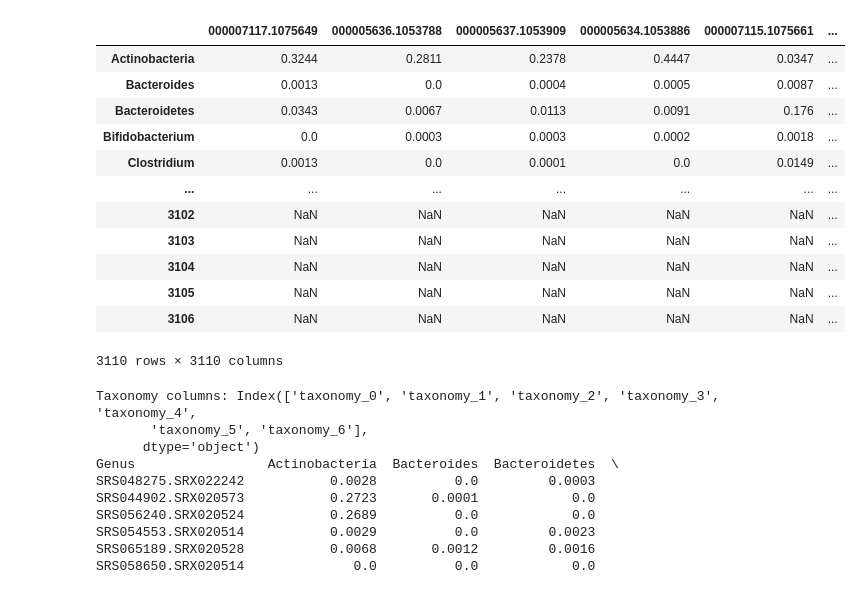
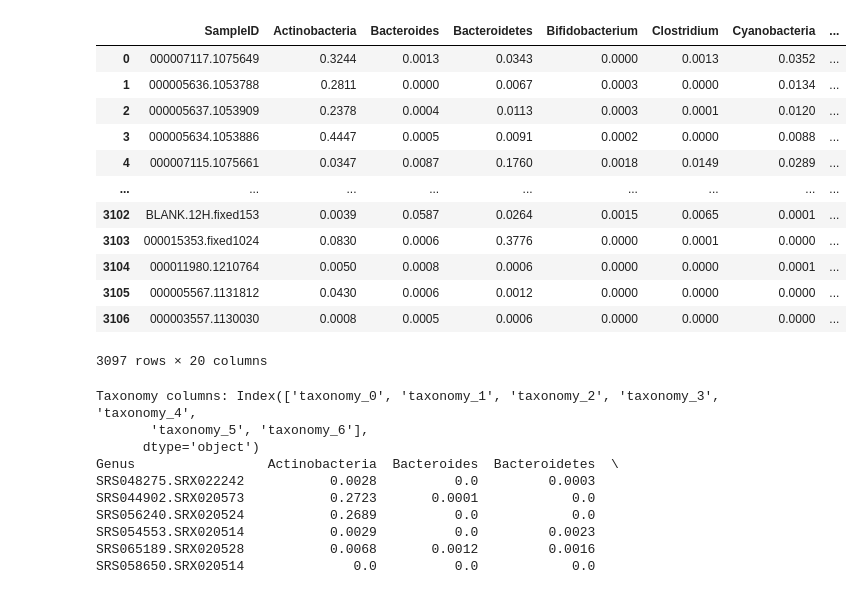
Before and after one commit to mariaponomarova/ML_project, a Jupyter notebook: data.ipynb, the cells around one changed output. Saved outputs shown, nothing was run; the diff lists cells and outputs as text; code cells hidden in the pictures.

Commit message:
Add simulated diet data to AG data

```diff
--- a/data.ipynb
+++ b/data.ipynb
@@ -54,16 +54,17 @@ ag_data = ag_data.rename(columns={'#SampleID': 'SampleID'})
 columns_of_interest = ['SampleID', 'AGE', 'SEX', 'PREGNANT', 'FIBER_GRAMS']
 
 samples_index_df = samples.reset_index().rename(columns={'index': 'SampleID'})
-merged = samples_index_df.merge(
+
+ag_merged = samples_index_df.merge(
     ag_data[columns_of_interest],  # metadata
     on='SampleID',
     how='left'  # keeps all rows from samples
 )
 
 # Remove pregnant participants
-df = merged[merged['PREGNANT'].str.lower() != 'yes']
-df = df.drop(columns=['PREGNANT'])
+ag_filtered = ag_merged[ag_merged['PREGNANT'].str.lower() != 'yes']
+ag_filtered = ag_filtereddf.drop(columns=['PREGNANT'])
 
-df = df.rename(columns={"AGE": "Age", "SEX": "Sex", "FIBER_GRAMS": "Fiber (grams)"})
-df
+ag_filtered = ag_filtered.rename(columns={"AGE": "Age", "SEX": "Sex", "FIBER_GRAMS": "Fiber (grams)"})
+ag_filtered
 # %% [output]
@@ -83,63 +72,55 @@ df
 # %%
 import numpy as np
 import pandas as pd
 
 # Simulate dietary factors based on bacterial abundance
 def simulate_dietary_intake(microbiome_sample):
     # Use specific bacteria for each intake
     lacto_abundance = microbiome_sample['Lactobacillus']
     bacteroides_abundance = microbiome_sample['Bacteroidetes']
     firmicutes_abundance = microbiome_sample['Firmicutes']
 
     # Calculate dietary factors using these abundances
-    fiber_intake = max(0, (15.28 + lacto_abundance * 20) + np.random.normal(0, 10.13))
-    fat_intake = max(0, (75.10 + bacteroides_abundance * 10) + np.random.normal(0, 15))
-    iron_intake = (14.06 + firmicutes_abundance * 5) + np.random.normal(0, 2)
+    fiber_intake = max(0, (15.28 + bacteroides_abundance * 20) + np.random.normal(0, 10.13))
+    fat_intake = max(0, (75.10 + firmicutes_abundance * 10) + np.random.normal(0, 15))
+    iron_intake = (14.06 + lacto_abundance * 5) + np.random.normal(0, 2)
 
     return pd.Series({
         'Fiber_intake_g': fiber_intake,
         'Total_Fat_intake_g': fat_intake,
         'Iron_intake_mg': iron_intake
     })
 
-cleaned_dataset = df.copy()
+cleaned_ag_dataset = ag_filtered.copy()
+
+# Convert sparse columns to dense
+for c in cleaned_ag_dataset.columns:
+    if pd.api.types.is_sparse(cleaned_ag_dataset[c].dtype):
+        cleaned_ag_dataset[c] = cleaned_ag_dataset[c].sparse.to_dense()
+
 
 # Apply simulation to each microbiome sample
-simulated_diet = cleaned_dataset.apply(simulate_dietary_intake, axis=1)
+simulated_diet = cleaned_ag_dataset.apply(simulate_dietary_intake, axis=1)
 simulated_diet
 
 
 # Combine simulated diet with microbiome data
-combined_data = pd.concat([genus_abundance, simulated_diet], axis=1)
+combined_data = pd.concat([cleaned_ag_dataset, simulated_diet], axis=1)
 combined_data
-
-# # Assuming demographic data is already loaded as `demographic`
-# df = df.reset_index(drop=True)
-
-# # # Ensure the same number of samples
-# n_samples = min(len(combined_data), len(df))
-# combined_data = combined_data.iloc[:n_samples]
-# df = df.iloc[:n_samples]
-
-# # # Merge with real demographic data
-# final_combined_df = pd.concat([df, combined_data], axis=1)
-
-# # # Display the combined DataFrame
-# # print(final_combined_df.head())
 # %% [output]
-|  | 000007117.1075649 | 000005636.1053788 | 000005637.1053909 | 000005634.1053886 | 000007115.1075661 | ... |
-| Actinobacteria | 0.3244 | 0.2811 | 0.2378 | 0.4447 | 0.0347 | ... |
-| Bacteroides | 0.0013 | 0.0 | 0.0004 | 0.0005 | 0.0087 | ... |
-| Bacteroidetes | 0.0343 | 0.0067 | 0.0113 | 0.0091 | 0.176 | ... |
-| Bifidobacterium | 0.0 | 0.0003 | 0.0003 | 0.0002 | 0.0018 | ... |
-| Clostridium | 0.0013 | 0.0 | 0.0001 | 0.0 | 0.0149 | ... |
-| ... | ... | ... | ... | ... | ... | ... |
-| 3102 | NaN | NaN | NaN | NaN | NaN | ... |
-| 3103 | NaN | NaN | NaN | NaN | NaN | ... |
-| 3104 | NaN | NaN | NaN | NaN | NaN | ... |
-| 3105 | NaN | NaN | NaN | NaN | NaN | ... |
-| 3106 | NaN | NaN | NaN | NaN | NaN | ... |
+|  | SampleID | Actinobacteria | Bacteroides | Bacteroidetes | Bifidobacterium | Clostridium | Cyanobacteria | ... |
+| 0 | 000007117.1075649 | 0.3244 | 0.0013 | 0.0343 | 0.0000 | 0.0013 | 0.0352 | ... |
+| 1 | 000005636.1053788 | 0.2811 | 0.0000 | 0.0067 | 0.0003 | 0.0000 | 0.0134 | ... |
+| 2 | 000005637.1053909 | 0.2378 | 0.0004 | 0.0113 | 0.0003 | 0.0001 | 0.0120 | ... |
+| 3 | 000005634.1053886 | 0.4447 | 0.0005 | 0.0091 | 0.0002 | 0.0000 | 0.0088 | ... |
+| 4 | 000007115.1075661 | 0.0347 | 0.0087 | 0.1760 | 0.0018 | 0.0149 | 0.0289 | ... |
+| ... | ... | ... | ... | ... | ... | ... | ... | ... |
+| 3102 | BLANK.12H.fixed153 | 0.0039 | 0.0587 | 0.0264 | 0.0015 | 0.0065 | 0.0001 | ... |
+| 3103 | 000015353.fixed1024 | 0.0830 | 0.0006 | 0.3776 | 0.0000 | 0.0001 | 0.0000 | ... |
+| 3104 | 000011980.1210764 | 0.0050 | 0.0008 | 0.0006 | 0.0000 | 0.0000 | 0.0001 | ... |
+| 3105 | 000005567.1131812 | 0.0430 | 0.0006 | 0.0012 | 0.0000 | 0.0000 | 0.0000 | ... |
+| 3106 | 000003557.1130030 | 0.0008 | 0.0005 | 0.0006 | 0.0000 | 0.0000 | 0.0000 | ... |
-3110 rows × 3110 columns
+3097 rows × 20 columns
 # %%
 import biom
 
```
Also changed, not shown: parts of 1 cell of this notebook.
